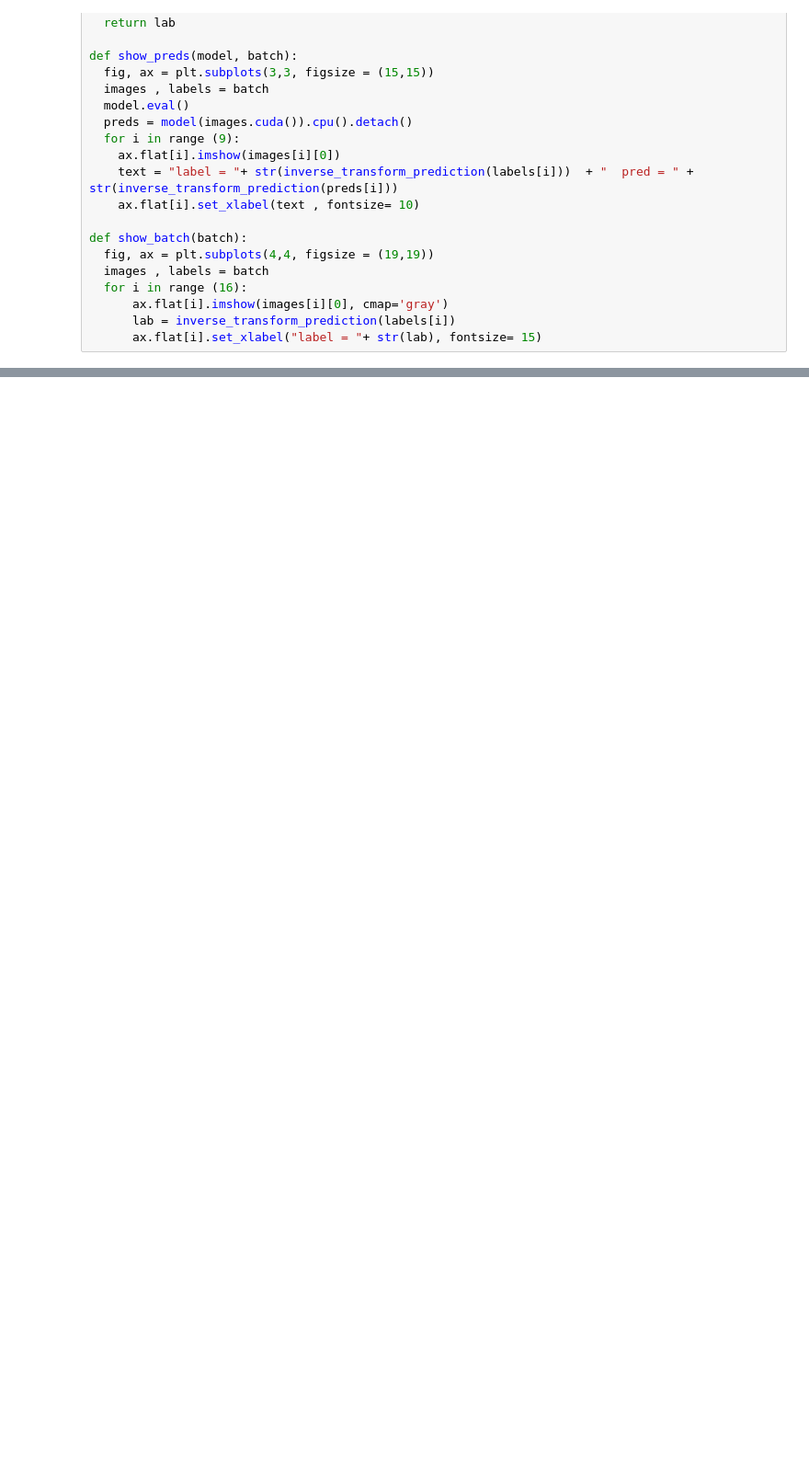
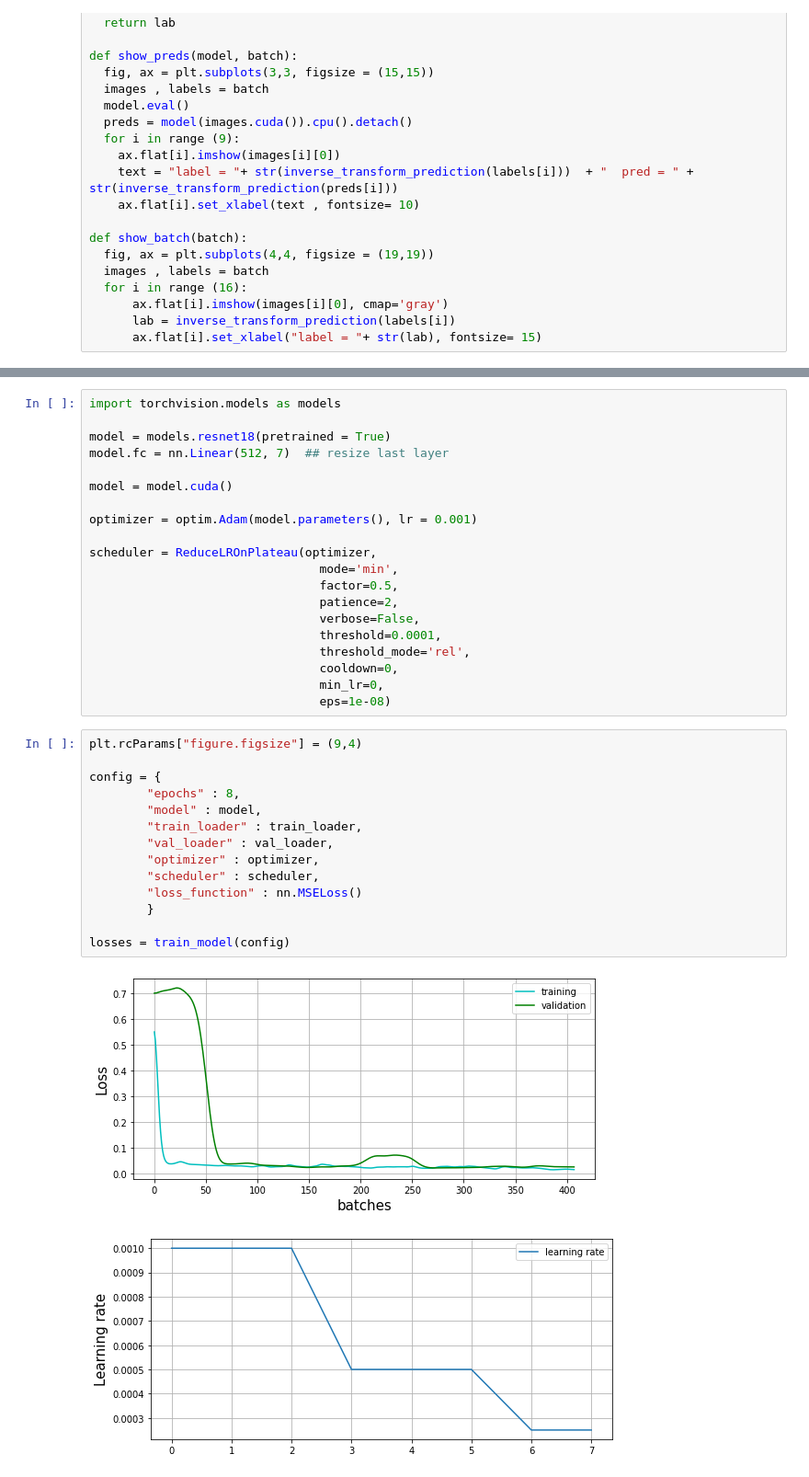
Before and after one commit to Mainakdeb/elegant-embryos, a Jupyter notebook: estimate_cell_family_population.ipynb, the cells around one changed output, grey strips where cells are left out. Shown at 92% size. Drawn from its saved outputs; the diff is of its cells as text; blank space fills up the shorter version.

```diff
--- a/estimate_cell_family_population.ipynb
+++ b/estimate_cell_family_population.ipynb
@@ -200,0 +314,37 @@ show_batch(batch)
+# %%
+import torchvision.models as models
+
+model = models.resnet18(pretrained = True)
+model.fc = nn.Linear(512, 7)  ## resize last layer
+
+model = model.cuda()
+
+optimizer = optim.Adam(model.parameters(), lr = 0.001)
+
+scheduler = ReduceLROnPlateau(optimizer,
+                                mode='min',
+                                factor=0.5,
+                                patience=2,
+                                verbose=False,
+                                threshold=0.0001,
+                                threshold_mode='rel',
+                                cooldown=0,
+                                min_lr=0,
+                                eps=1e-08)
+# %%
+plt.rcParams["figure.figsize"] = (9,4)
+
+config = {
+        "epochs" : 8,
+        "model" : model,
+        "train_loader" : train_loader,
+        "val_loader" : val_loader,
+        "optimizer" : optimizer,
+        "scheduler" : scheduler,
+        "loss_function" : nn.MSELoss()
+        }
+
+losses = train_model(config)
+# %% [output]
+[figure, added]
+[figure, added]
```
Also changed, not shown: parts of 18 cells of this notebook.
